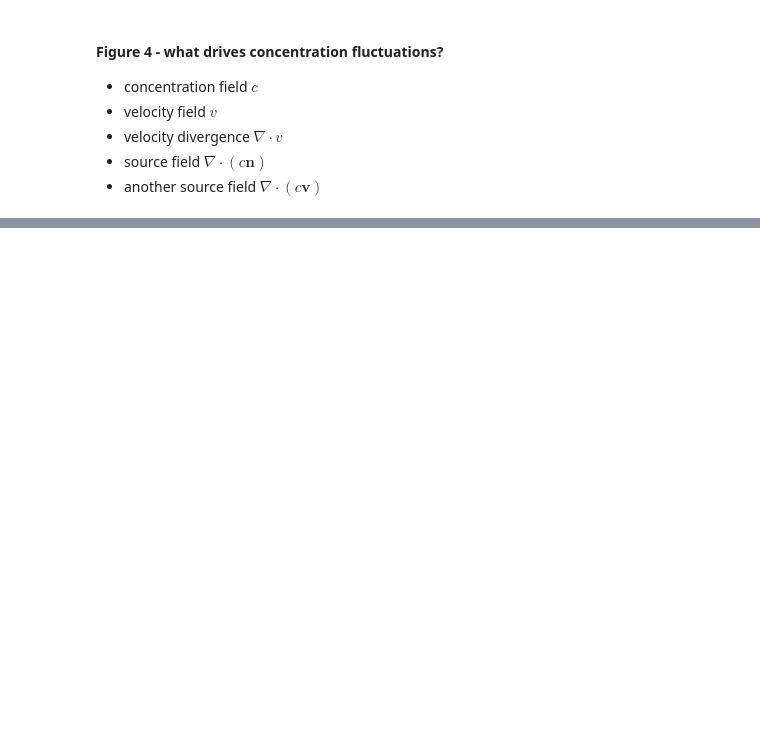
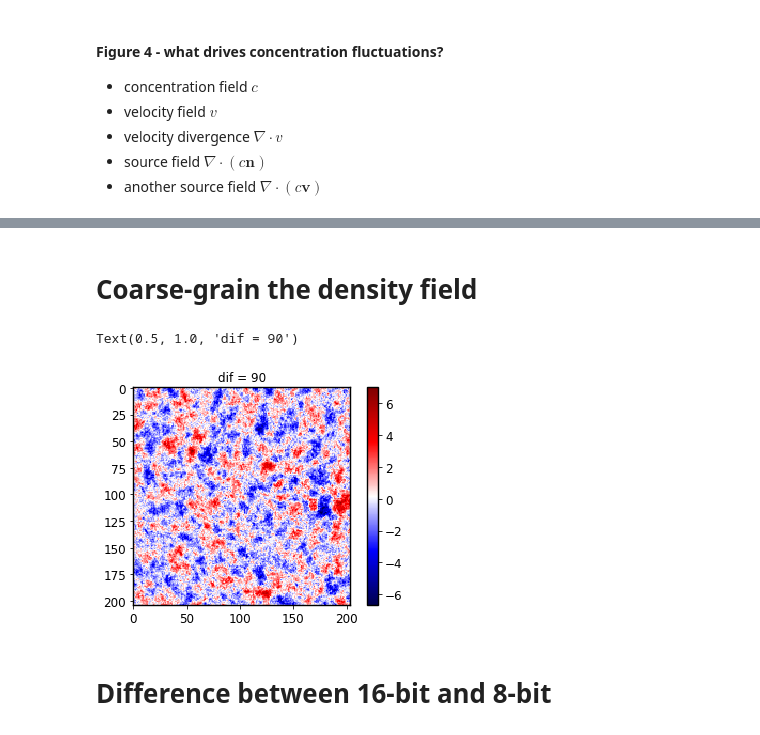
Before and after one commit to ZLoverty/Python, a Jupyter notebook: Correlation/src/fig-4_fields.ipynb, the cells around one changed output, grey strips where cells are left out. Drawn from its saved outputs; the diff is of its cells as text; code cells hidden in the pictures; blank space fills up the shorter version.

```diff
--- a/Correlation/src/fig-4_fields.ipynb
+++ b/Correlation/src/fig-4_fields.ipynb
@@ -63,0 +71,19 @@ plt.colorbar(mpl.cm.ScalarMappable(norm=normcv, cmap='seismic'), ax=ax[1, 1], sh
+# %% [markdown]
+# Coarse-grain the density field
+# %%
+dif = 90
+img_folder = r'D:\Wei\Dynamics_raw\80'
+img0 = io.imread(os.path.join(img_folder, '900.tif'))
+img1 = io.imread(os.path.join(img_folder, str(int(int(name)+dif)) + '.tif'))
+X, Y, I0 = cl.divide_windows(img0, windowsize=[10, 10], step=10)
+X, Y, I1 = cl.divide_windows(img1, windowsize=[10, 10], step=10)
+dc = I1.astype('int32')-I0.astype('int32')
+dc = signal.correlate2d(dc, mil.matlab_style_gauss2D((11, 11)), mode='same')
+plt.imshow(dc, cmap='seismic')
+plt.colorbar()
+plt.title('dif = {}'.format(dif))
+# %% [output]
+Text(0.5, 1.0, 'dif = 90')
+[figure, added]
+# %% [markdown]
+# Difference between 16-bit and 8-bit
```
Also changed, not shown: parts of 6 cells of this notebook, 24 other files.
